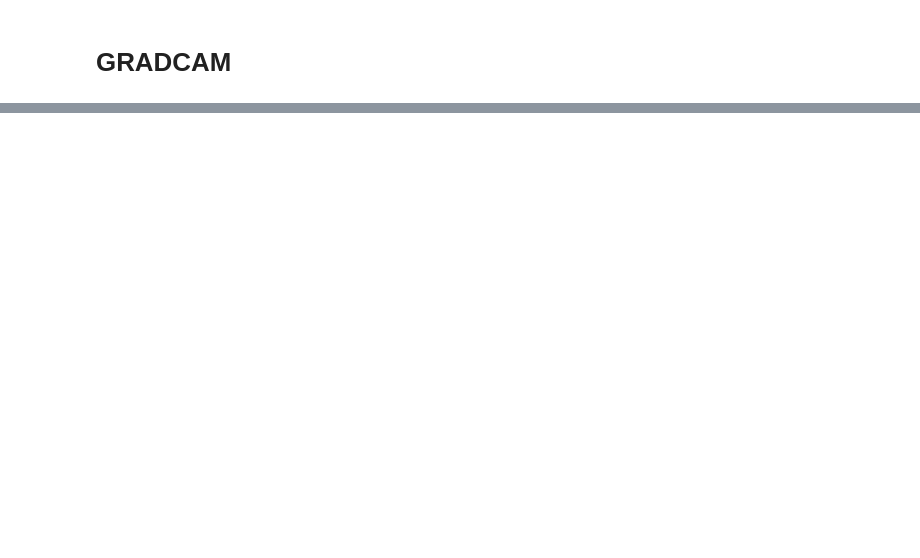
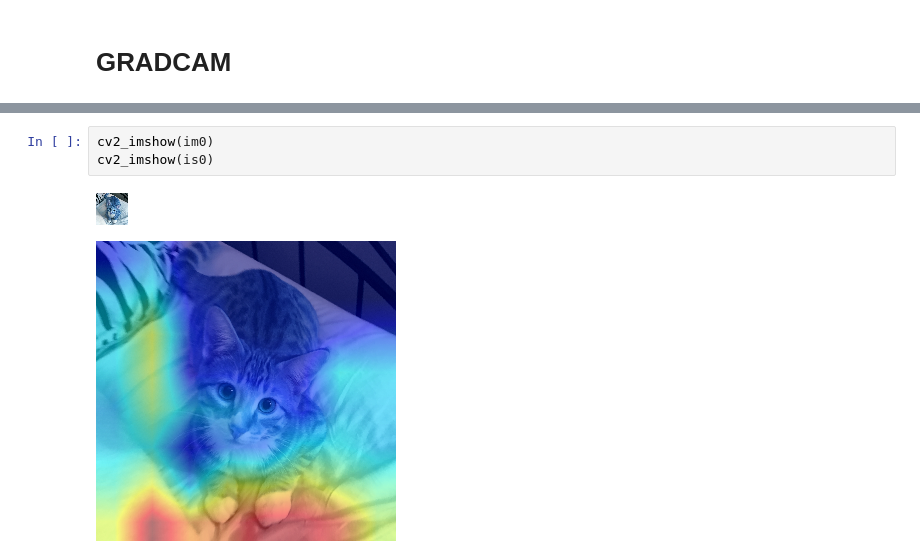
Before and after one commit to SowmyaAnilkumar/learning, a Jupyter notebook: EIP/week4-Assignment4/Assignment_4b.ipynb, the cells around one changed output, grey strips where cells are left out. Saved outputs shown, nothing was run; the diff lists cells and outputs as text; blank space fills up the shorter version.

```diff
--- a/EIP/week4-Assignment4/Assignment_4b.ipynb
+++ b/EIP/week4-Assignment4/Assignment_4b.ipynb
@@ -578,0 +615,6 @@ cv2_imshow(is10)
+# %%
+cv2_imshow(im0)
+cv2_imshow(is0)
+# %% [output]
+[figure, added]
+[figure, added]
```
Also changed, not shown: parts of 28 cells of this notebook.
